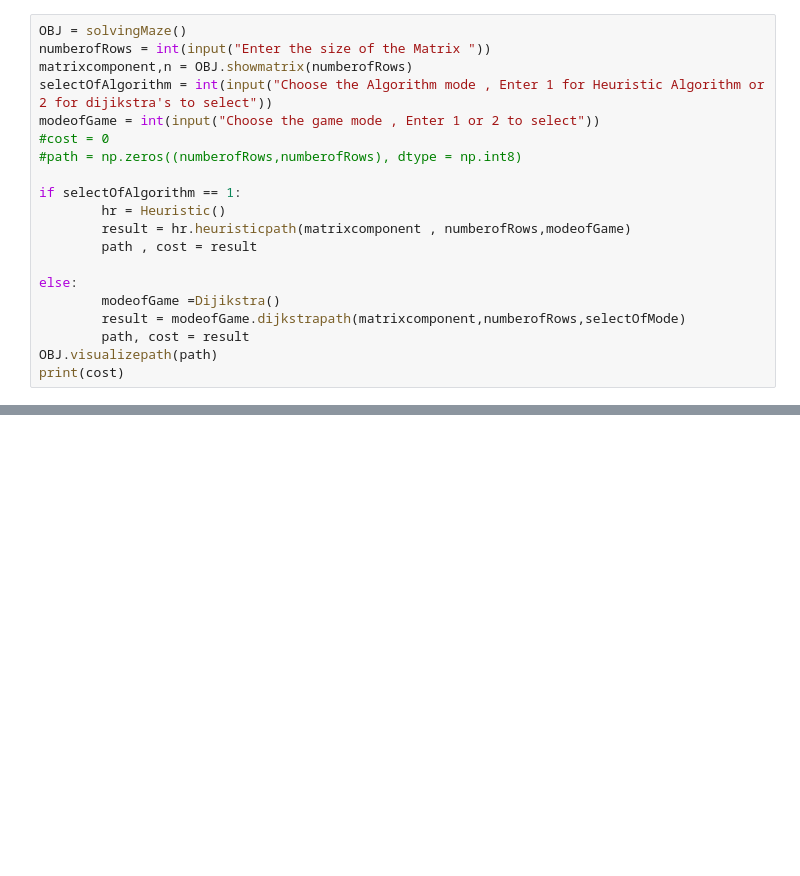
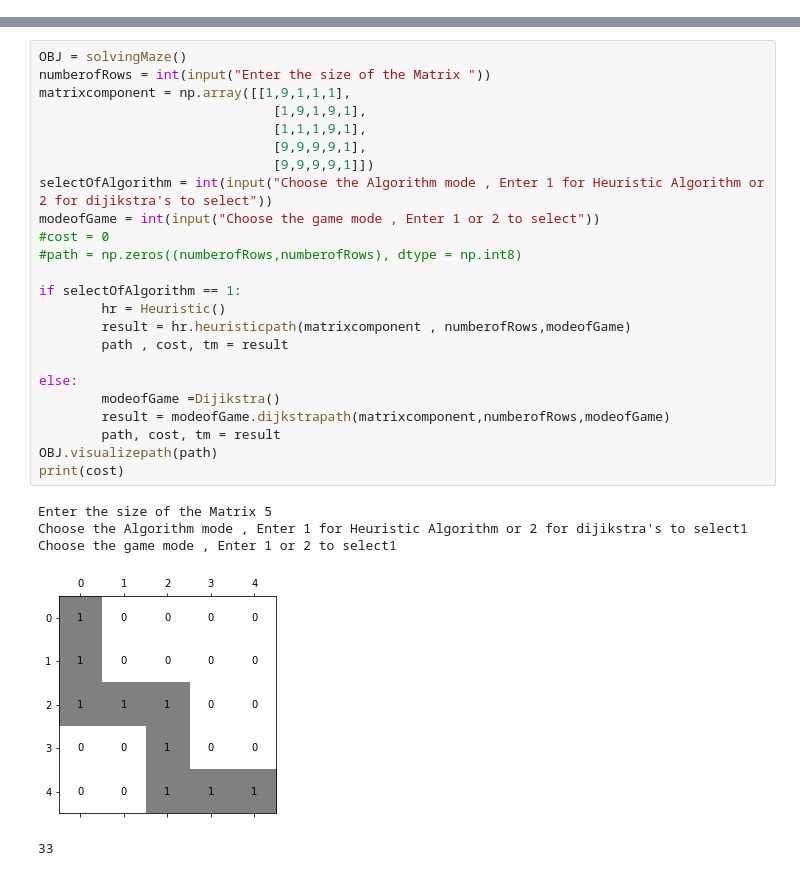
Before and after one commit to RachanaBhankur/IN3063-INM702-Mathematics-and-Programming-for-AI, a Jupyter notebook: Task 1 _ Create N variable.ipynb, the cells around one changed output, grey strips where cells are left out. Drawn from its saved outputs; the diff is of its cells as text; blank space fills up the shorter version.

```diff
--- a/Task 1 _ Create N variable.ipynb
+++ b/Task 1 _ Create N variable.ipynb
@@ -283,20 +0,0 @@ class statistical_analysis:
-# %%
-OBJ = solvingMaze()
-numberofRows = int(input("Enter the size of the Matrix "))
-matrixcomponent,n = OBJ.showmatrix(numberofRows)
-selectOfAlgorithm = int(input("Choose the Algorithm mode , Enter 1 for Heuristic Algorithm or 2 for dijikstra's to select"))
-modeofGame = int(input("Choose the game mode , Enter 1 or 2 to select"))
-#cost = 0
-#path = np.zeros((numberofRows,numberofRows), dtype = np.int8)
-
-if selectOfAlgorithm == 1:
-        hr = Heuristic()
-        result = hr.heuristicpath(matrixcomponent , numberofRows,modeofGame)
-        path , cost = result
-
-else:
-        modeofGame =Dijikstra()
-        result = modeofGame.dijkstrapath(matrixcomponent,numberofRows,selectOfMode)
-        path, cost = result
-OBJ.visualizepath(path)
-print(cost)
@@ -518,0 +238,30 @@ Dijkstra algorithm cost VS the size of matrix
+# %%
+OBJ = solvingMaze()
+numberofRows = int(input("Enter the size of the Matrix "))
+matrixcomponent = np.array([[1,9,1,1,1],
+                              [1,9,1,9,1],
+                              [1,1,1,9,1],
+                              [9,9,9,9,1],
+                              [9,9,9,9,1]])
+selectOfAlgorithm = int(input("Choose the Algorithm mode , Enter 1 for Heuristic Algorithm or 2 for dijikstra's to select"))
+modeofGame = int(input("Choose the game mode , Enter 1 or 2 to select"))
+#cost = 0
+#path = np.zeros((numberofRows,numberofRows), dtype = np.int8)
+
+if selectOfAlgorithm == 1:
+        hr = Heuristic()
+        result = hr.heuristicpath(matrixcomponent , numberofRows,modeofGame)
+        path , cost, tm = result
+
+else:
+        modeofGame =Dijikstra()
+        result = modeofGame.dijkstrapath(matrixcomponent,numberofRows,modeofGame)
+        path, cost, tm = result
+OBJ.visualizepath(path)
+print(cost)
+# %% [output]
+Enter the size of the Matrix 5
+Choose the Algorithm mode , Enter 1 for Heuristic Algorithm or 2 for dijikstra's to select1
+Choose the game mode , Enter 1 or 2 to select1
+[figure, added]
+33
```
Also changed, not shown: parts of 48 cells of this notebook.
